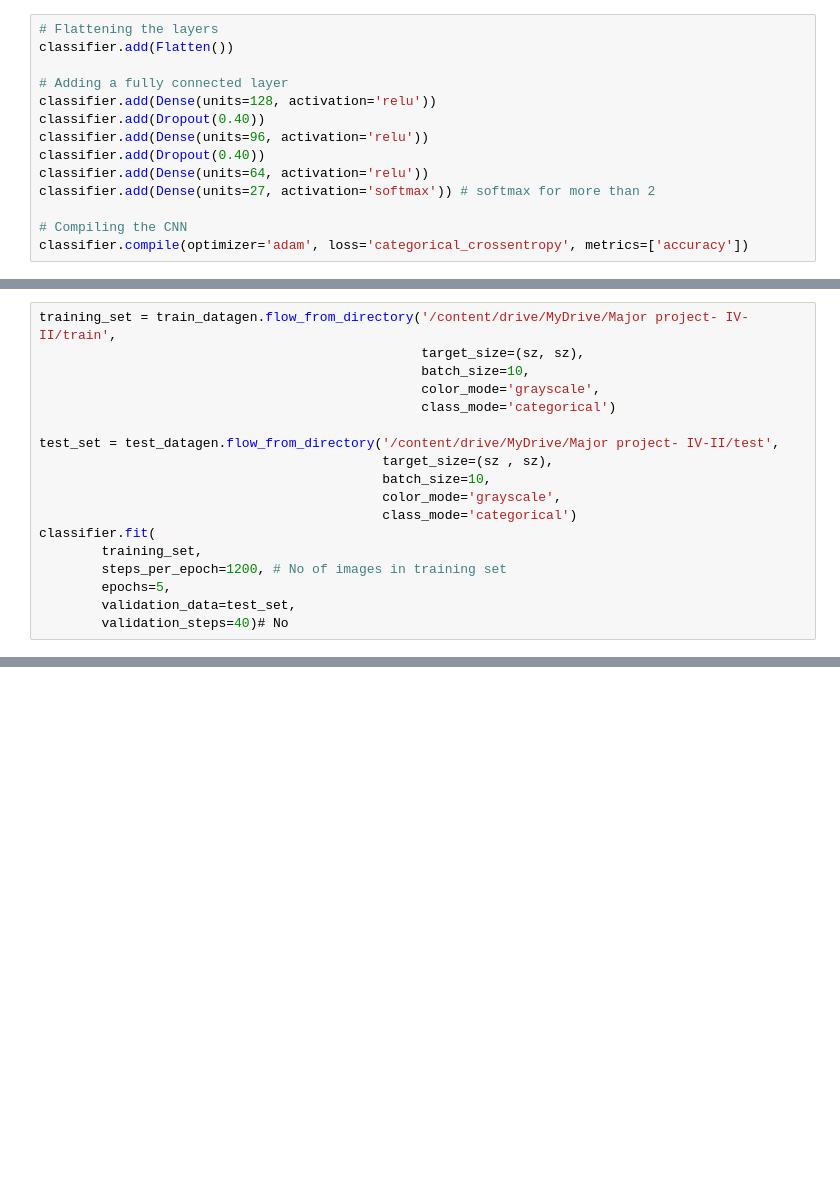
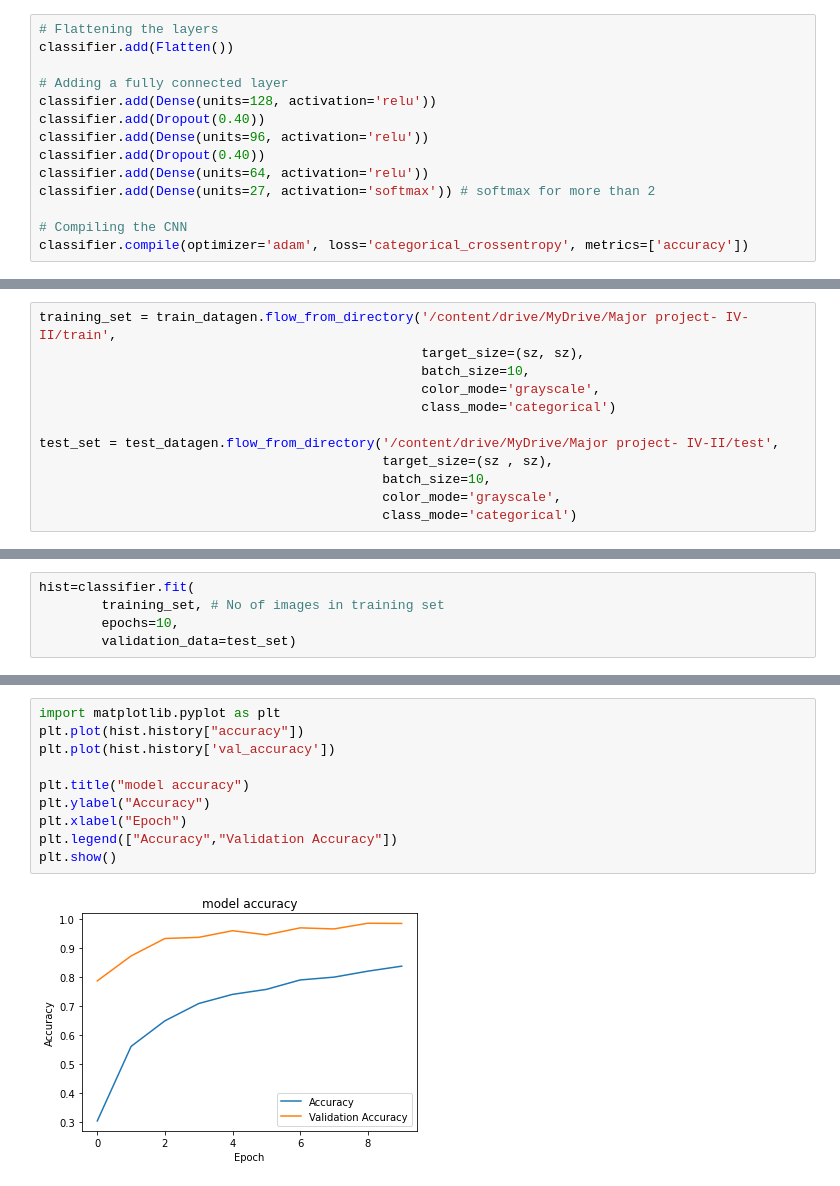
Before and after one commit to pranitha2144/SignLanguagetoText, a Jupyter notebook: Experiment0.ipynb, the cells around one changed output, grey strips where cells are left out. Saved outputs shown, nothing was run; the diff lists cells and outputs as text; blank space fills up the shorter version.

Commit message:
graphs+ model saving code added

```diff
--- a/Experiment0.ipynb
+++ b/Experiment0.ipynb
@@ -75,12 +75,6 @@ test_set = test_datagen.flow_from_directory('/content/drive/MyDrive/Major projec
                                             batch_size=10,
                                             color_mode='grayscale',
                                             class_mode='categorical')
-classifier.fit(
-        training_set,
-        steps_per_epoch=1200, # No of images in training set
-        epochs=5,
-        validation_data=test_set,
-        validation_steps=40)# No
 # %% [output]
 Found 12845 images belonging to 27 classes.
 Found 4268 images belonging to 27 classes.
@@ -166,0 +81,5 @@ ValueError: ignored
+# %%
+hist=classifier.fit(
+        training_set, # No of images in training set
+        epochs=10,
+        validation_data=test_set)
@@ -166,0 +107,12 @@ ValueError: ignored
+# %%
+import matplotlib.pyplot as plt
+plt.plot(hist.history["accuracy"])
+plt.plot(hist.history['val_accuracy'])
+
+plt.title("model accuracy")
+plt.ylabel("Accuracy")
+plt.xlabel("Epoch")
+plt.legend(["Accuracy","Validation Accuracy"])
+plt.show()
+# %% [output]
+[figure, added]
```
Also changed, not shown: parts of 10 cells of this notebook.
